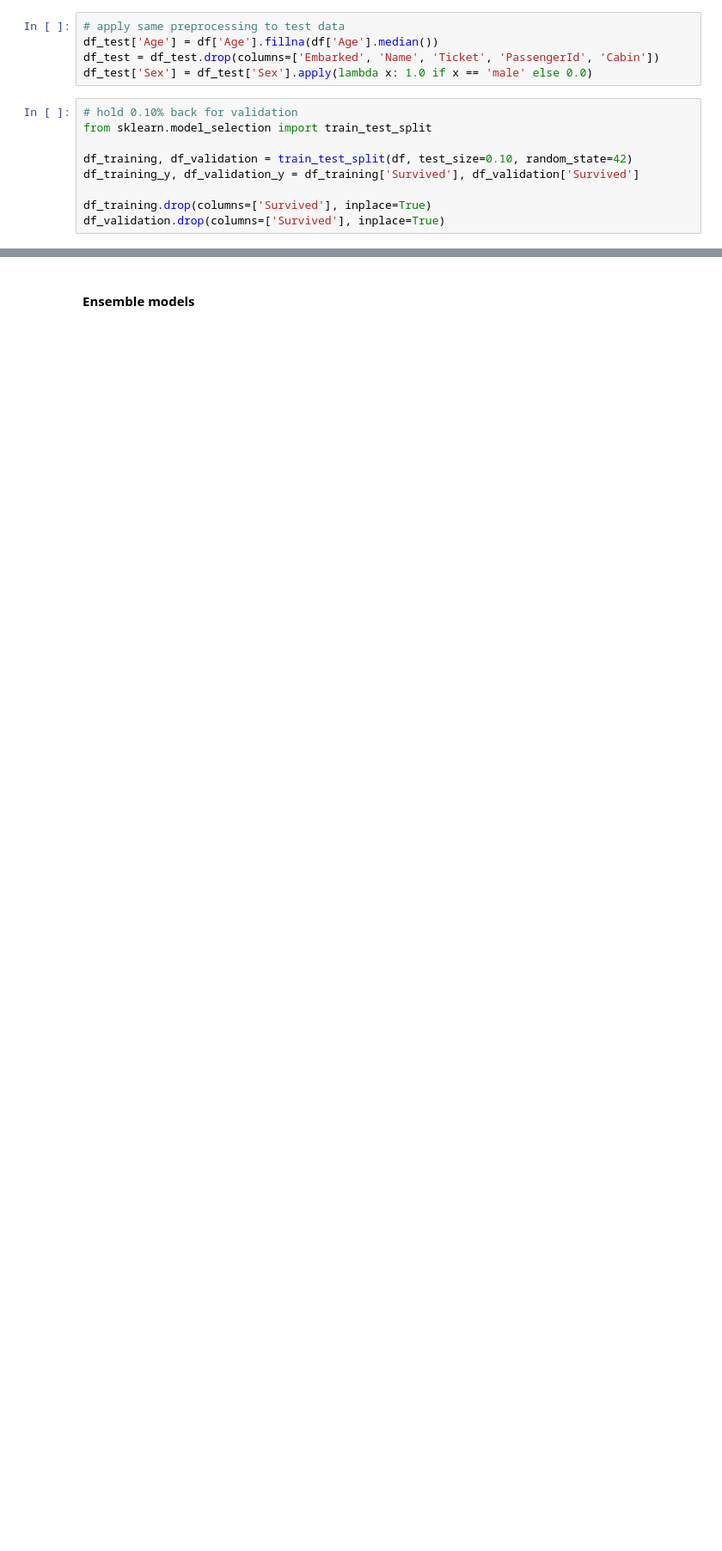
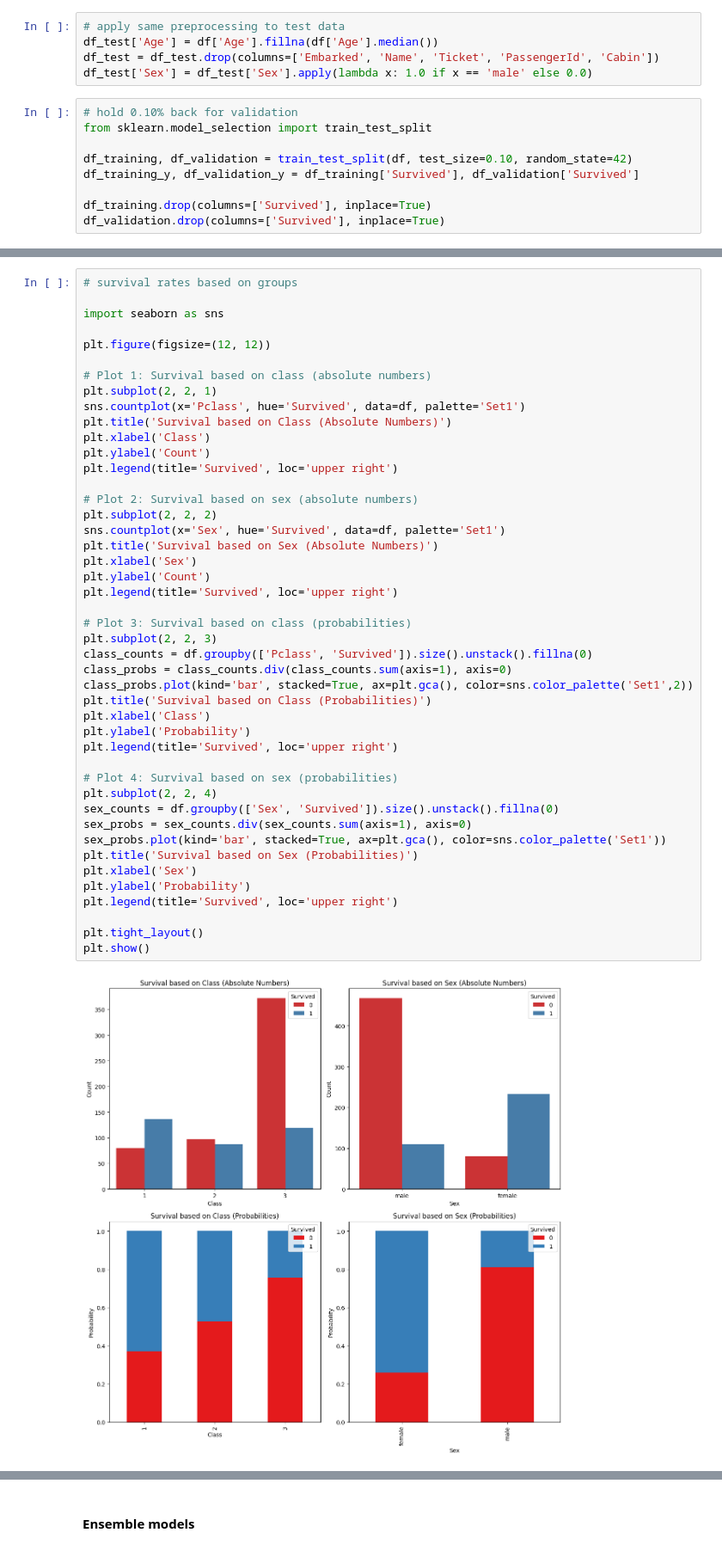
Before and after one commit to ubuti/applied_data_science, a Jupyter notebook: titanic/explo.ipynb, the cells around one changed output, grey strips where cells are left out. Shown at 86% size. Drawn from its saved outputs; the diff is of its cells as text; blank space fills up the shorter version.

```diff
--- a/titanic/explo.ipynb
+++ b/titanic/explo.ipynb
@@ -101,0 +117,47 @@ df_validation.drop(columns=['Survived'], inplace=True)
+# %%
+# survival rates based on groups
+
+import seaborn as sns
+
+plt.figure(figsize=(12, 12))
+
+# Plot 1: Survival based on class (absolute numbers)
+plt.subplot(2, 2, 1)
+sns.countplot(x='Pclass', hue='Survived', data=df, palette='Set1')
+plt.title('Survival based on Class (Absolute Numbers)')
+plt.xlabel('Class')
+plt.ylabel('Count')
+plt.legend(title='Survived', loc='upper right')
+
+# Plot 2: Survival based on sex (absolute numbers)
+plt.subplot(2, 2, 2)
+sns.countplot(x='Sex', hue='Survived', data=df, palette='Set1')
+plt.title('Survival based on Sex (Absolute Numbers)')
+plt.xlabel('Sex')
+plt.ylabel('Count')
+plt.legend(title='Survived', loc='upper right')
+
+# Plot 3: Survival based on class (probabilities)
+plt.subplot(2, 2, 3)
+class_counts = df.groupby(['Pclass', 'Survived']).size().unstack().fillna(0)
+class_probs = class_counts.div(class_counts.sum(axis=1), axis=0)
+class_probs.plot(kind='bar', stacked=True, ax=plt.gca(), color=sns.color_palette('Set1',2))
+plt.title('Survival based on Class (Probabilities)')
+plt.xlabel('Class')
+plt.ylabel('Probability')
+plt.legend(title='Survived', loc='upper right')
+
+# Plot 4: Survival based on sex (probabilities)
+plt.subplot(2, 2, 4)
+sex_counts = df.groupby(['Sex', 'Survived']).size().unstack().fillna(0)
+sex_probs = sex_counts.div(sex_counts.sum(axis=1), axis=0)
+sex_probs.plot(kind='bar', stacked=True, ax=plt.gca(), color=sns.color_palette('Set1'))
+plt.title('Survival based on Sex (Probabilities)')
+plt.xlabel('Sex')
+plt.ylabel('Probability')
+plt.legend(title='Survived', loc='upper right')
+
+plt.tight_layout()
+plt.show()
+# %% [output]
+[figure, added]
```
Also changed, not shown: parts of 17 cells of this notebook, 2 other files.
